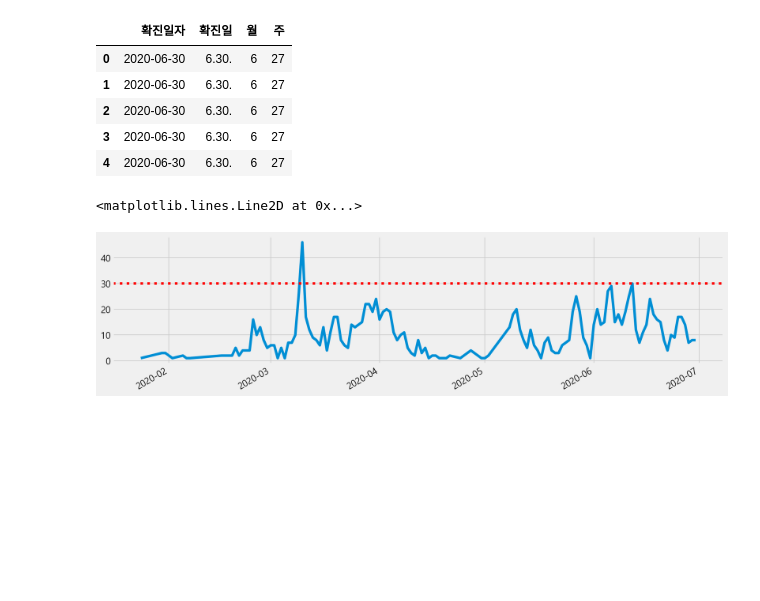
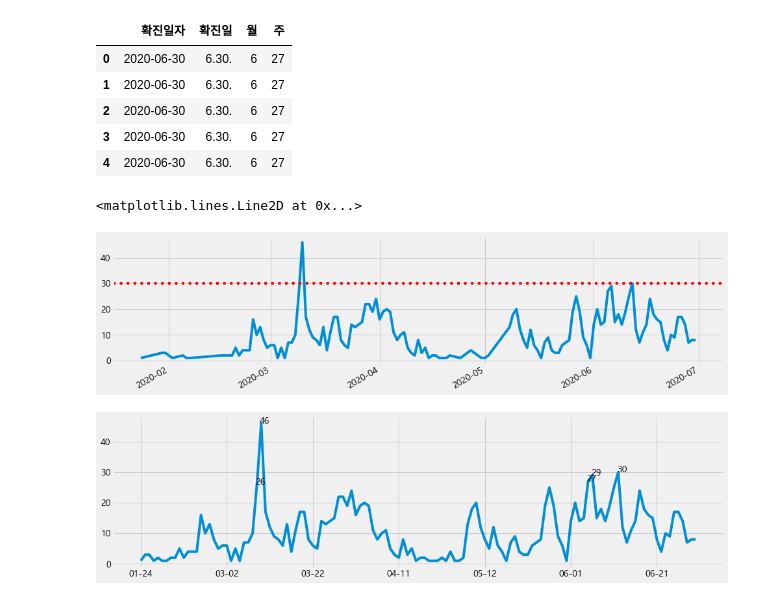
Before and after one commit to SanghunYun95/pandas_cheet_sheet, a Jupyter notebook: seoul_covid19_1.ipynb, the cells around one changed output. Drawn from its saved outputs; the diff is of its cells as text; code cells hidden in the pictures; blank space fills up the shorter version.

Commit message:
graph

```diff
--- a/seoul_covid19_1.ipynb
+++ b/seoul_covid19_1.ipynb
@@ -75,3 +75,16 @@ plt.axhline(30, color='red', linestyle=':')
 # %% [output]
 <matplotlib.lines.Line2D at 0x...>
 [figure]
+# %%
+df['월일'] = df['확진일자'].astype(str).map(lambda x : x[-5:])
+# index가 월-일 날짜이기 때문에 날짜 순으로 그리기 위해 sort_index()
+day_count = df['월일'].value_counts().sort_index()
+g = day_count.plot(figsize=(15,4))
+
+for i in range(len(day_count)):
+    case_count = day_count.iloc[i]
+
+    if case_count > 25:
+        g.text(x=i-0.3, y=case_count, s=case_count)
+# %% [output]
+[figure, added]
```
Also changed, not shown: parts of 15 cells of this notebook.
